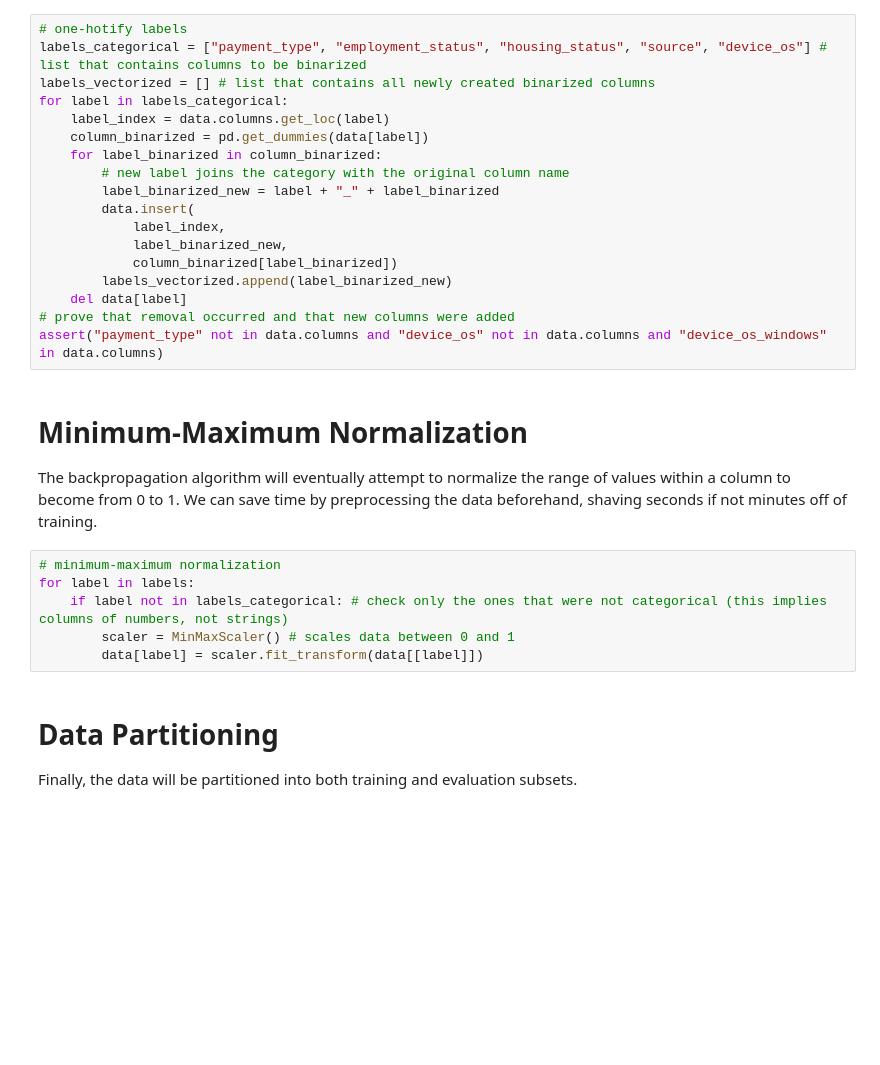
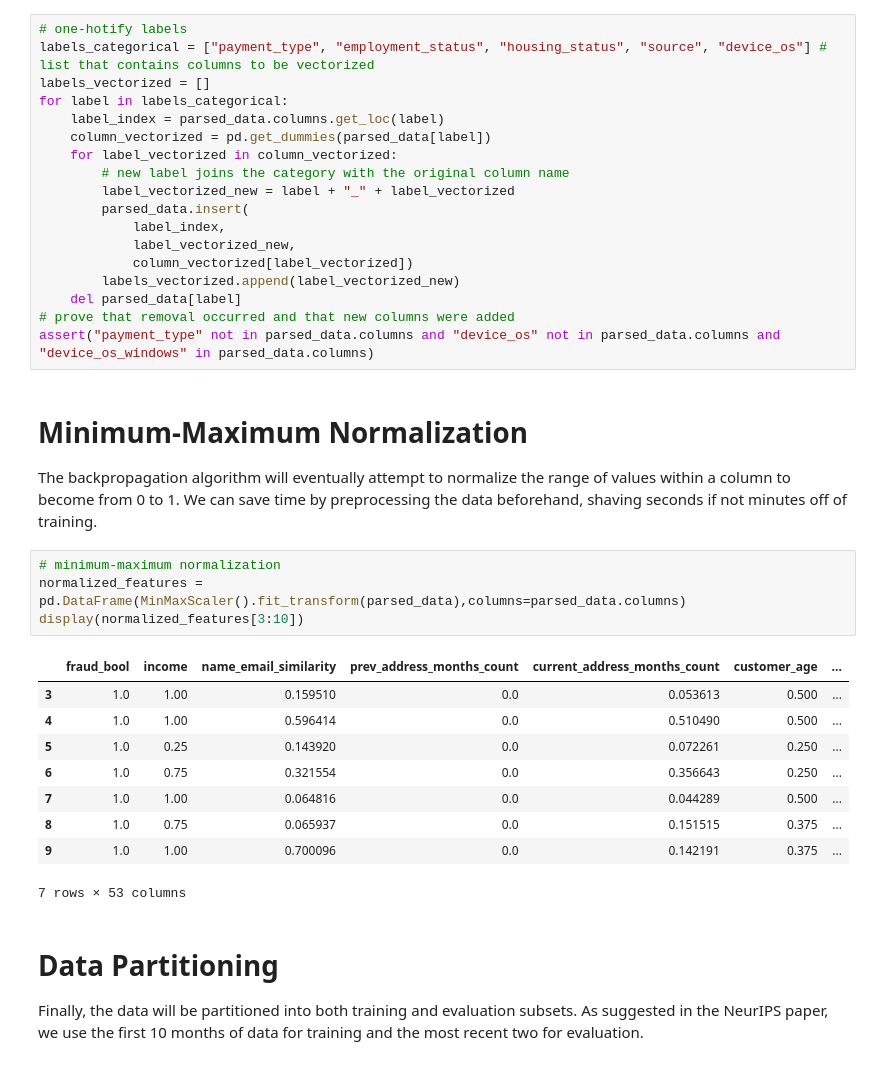
Before and after one commit to emberian/clarkson-cs470, a Jupyter notebook: final_proj/Code.ipynb, the cells around one changed output. Cells and saved outputs as stored; diff of their text form; blank space fills up the shorter version.

```diff
--- a/final_proj/Code.ipynb
+++ b/final_proj/Code.ipynb
@@ -47,33 +57,41 @@ In the complete data set, 11029 are fraud (1.103%)
 Machine learning algorithms have a hard time understanding strings. To confront this, we replace a column of multiple unique string values with multiple columns for each unique category. These columns contain a boolean to indicate which category it was. This is alternatively known as a _One-hot_.
 # %%
 # one-hotify labels
-labels_categorical = ["payment_type", "employment_status", "housing_status", "source", "device_os"] # list that contains columns to be binarized
-labels_vectorized = [] # list that contains all newly created binarized columns
+labels_categorical = ["payment_type", "employment_status", "housing_status", "source", "device_os"] # list that contains columns to be vectorized
+labels_vectorized = []
 for label in labels_categorical:
-    label_index = data.columns.get_loc(label)
-    column_binarized = pd.get_dummies(data[label])
-    for label_binarized in column_binarized:
+    label_index = parsed_data.columns.get_loc(label)
+    column_vectorized = pd.get_dummies(parsed_data[label])
+    for label_vectorized in column_vectorized:
         # new label joins the category with the original column name
-        label_binarized_new = label + "_" + label_binarized
-        data.insert(
+        label_vectorized_new = label + "_" + label_vectorized
+        parsed_data.insert(
             label_index,
-            label_binarized_new,
-            column_binarized[label_binarized])
-        labels_vectorized.append(label_binarized_new)
-    del data[label]
+            label_vectorized_new,
+            column_vectorized[label_vectorized])
+        labels_vectorized.append(label_vectorized_new)
+    del parsed_data[label]
 # prove that removal occurred and that new columns were added
-assert("payment_type" not in data.columns and "device_os" not in data.columns and "device_os_windows" in data.columns)
+assert("payment_type" not in parsed_data.columns and "device_os" not in parsed_data.columns and "device_os_windows" in parsed_data.columns)
 # %% [markdown]
 # Minimum-Maximum Normalization
 
 The backpropagation algorithm will eventually attempt to normalize the range of values within a column to become from 0 to 1. We can save time by preprocessing the data beforehand, shaving seconds if not minutes off of training.
-# %%
-# minimum-maximum normalization
-for label in labels:
-    if label not in labels_categorical: # check only the ones that were not categorical (this implies columns of numbers, not strings)
-        scaler = MinMaxScaler() # scales data between 0 and 1
-        data[label] = scaler.fit_transform(data[[label]])
+# %%
+# minimum-maximum normalization
+normalized_features = pd.DataFrame(MinMaxScaler().fit_transform(parsed_data),columns=parsed_data.columns)
+display(normalized_features[3:10])
+# %% [output]
+|  | fraud_bool | income | name_email_similarity | prev_address_months_count | current_address_months_count | customer_age | ... |
+| 3 | 1.0 | 1.00 | 0.159510 | 0.0 | 0.053613 | 0.500 | ... |
+| 4 | 1.0 | 1.00 | 0.596414 | 0.0 | 0.510490 | 0.500 | ... |
+| 5 | 1.0 | 0.25 | 0.143920 | 0.0 | 0.072261 | 0.250 | ... |
+| 6 | 1.0 | 0.75 | 0.321554 | 0.0 | 0.356643 | 0.250 | ... |
+| 7 | 1.0 | 1.00 | 0.064816 | 0.0 | 0.044289 | 0.500 | ... |
+| 8 | 1.0 | 0.75 | 0.065937 | 0.0 | 0.151515 | 0.375 | ... |
+| 9 | 1.0 | 1.00 | 0.700096 | 0.0 | 0.142191 | 0.375 | ... |
+7 rows × 53 columns
 # %% [markdown]
 # Data Partitioning
 
-Finally, the data will be partitioned into both training and evaluation subsets.
+Finally, the data will be partitioned into both training and evaluation subsets. As suggested in the NeurIPS paper, we use the first 10 months of data for training and the most recent two for evaluation.
```
Also changed, not shown: parts of 31 cells of this notebook.
